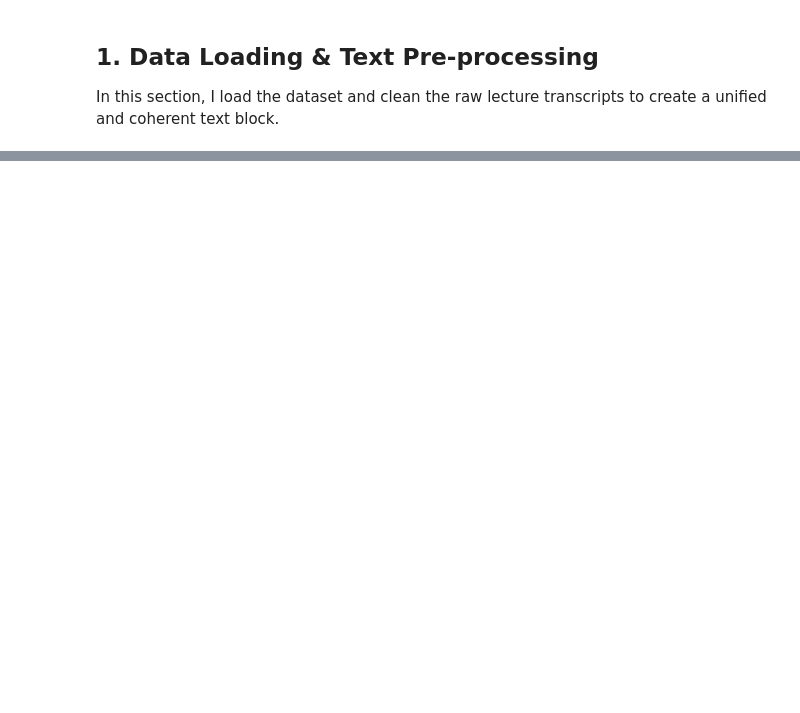
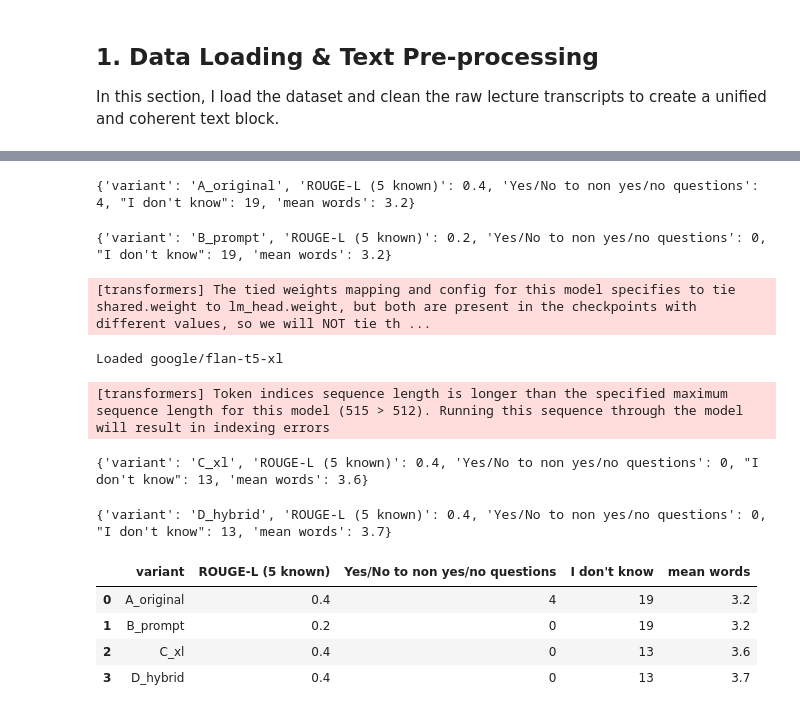
Before and after one commit to Pgiuliano8/COMS5790-NLP-Projects, a Jupyter notebook: Project_3/project3.ipynb, the cells around one changed output, grey strips where cells are left out. Cells and saved outputs as stored; diff of their text form; code cells hidden in the pictures; blank space fills up the shorter version.

```diff
--- a/Project_3/project3.ipynb
+++ b/Project_3/project3.ipynb
@@ -227,0 +44,11 @@ print(submission_df.head())
+# %%
+KNOWN_ANSWERS = {1: "Representative", 2: "Arithmetic logic unit", 3: "int", 4: "1993", 5: "Green laser"}
+FEW_SHOT = [(qid, qa_test.loc[qa_test.ID == qid, "Questions"].item(), ans) for qid, ans in KNOWN_ANSWERS.items()]
+
+
+def is_yes_no(question):
+    q = question.lower()
+    return bool(re.match(r"^(is|are|was|were|can|could|does|do|did|has|have|should|will|would)\b", q)) or "true?" in q
+
+
+print("Yes/no questions:", [qid for qid, q in zip(qa_test.ID, qa_test.Questions) if is_yes_no(q)])
@@ -227,0 +227,42 @@ print(submission_df.head())
+# %%
+from rouge_score import rouge_scorer
+from tqdm.notebook import tqdm
+
+scorer = rouge_scorer.RougeScorer(["rougeL"])
+
+VARIANTS = [
+    # name,          model,                 prompt,     retrieval, cleaning
+    ("A_original", "google/flan-t5-large", "original", "dense", False),
+    ("B_prompt",   "google/flan-t5-large", "improved", "dense", True),
+    ("C_xl",       "google/flan-t5-xl",    "improved", "dense", True),
+    ("D_hybrid",   "google/flan-t5-xl",    "improved", "hybrid", True),
+]
+
+summary = []
+for name, model_name, style, mode, clean in VARIANTS:
+    load_model(model_name)
+    answers = [answer_question(q, qid, style, mode, clean)
+               for qid, q in tqdm(zip(qa_test.ID, qa_test.Questions), total=len(qa_test), desc=name)]
+    sub = pd.DataFrame({"ID": qa_test.ID, "answer": answers})
+    sub.to_csv(f"submission_{name}.csv", index=False)          # Kaggle header: ID,ANSWER
+
+    known = [scorer.score(KNOWN_ANSWERS[i], sub.loc[sub.ID == i, "answer"].item())["rougeL"].fmeasure for i in KNOWN_ANSWERS]
+    wrong_yes_no = sum(a.strip(".").lower() in ("yes", "no") and not is_yes_no(q) for a, q in zip(answers, qa_test.Questions))
+    summary.append({"variant": name, "ROUGE-L (5 known)": round(sum(known) / 5, 2), "Yes/No to non yes/no questions": wrong_yes_no,
+                    "I don't know": answers.count("I don't know"), "mean words": round(sum(len(a.split()) for a in answers) / len(answers), 1)})
+    print(summary[-1])
+
+pd.DataFrame(summary)
+# %% [output]
+{'variant': 'A_original', 'ROUGE-L (5 known)': 0.4, 'Yes/No to non yes/no questions': 4, "I don't know": 19, 'mean words': 3.2}
+{'variant': 'B_prompt', 'ROUGE-L (5 known)': 0.2, 'Yes/No to non yes/no questions': 0, "I don't know": 19, 'mean words': 3.2}
+[transformers] The tied weights mapping and config for this model specifies to tie shared.weight to lm_head.weight, but both are present in the checkpoints with different values, so we will NOT tie th ...
+Loaded google/flan-t5-xl
+[transformers] Token indices sequence length is longer than the specified maximum sequence length for this model (515 > 512). Running this sequence through the model will result in indexing errors
+{'variant': 'C_xl', 'ROUGE-L (5 known)': 0.4, 'Yes/No to non yes/no questions': 0, "I don't know": 13, 'mean words': 3.6}
+{'variant': 'D_hybrid', 'ROUGE-L (5 known)': 0.4, 'Yes/No to non yes/no questions': 0, "I don't know": 13, 'mean words': 3.7}
+|  | variant | ROUGE-L (5 known) | Yes/No to non yes/no questions | I don't know | mean words |
+| 0 | A_original | 0.4 | 4 | 19 | 3.2 |
+| 1 | B_prompt | 0.2 | 0 | 19 | 3.2 |
+| 2 | C_xl | 0.4 | 0 | 13 | 3.6 |
+| 3 | D_hybrid | 0.4 | 0 | 13 | 3.7 |
```
Also changed, not shown: parts of 18 cells of this notebook.
